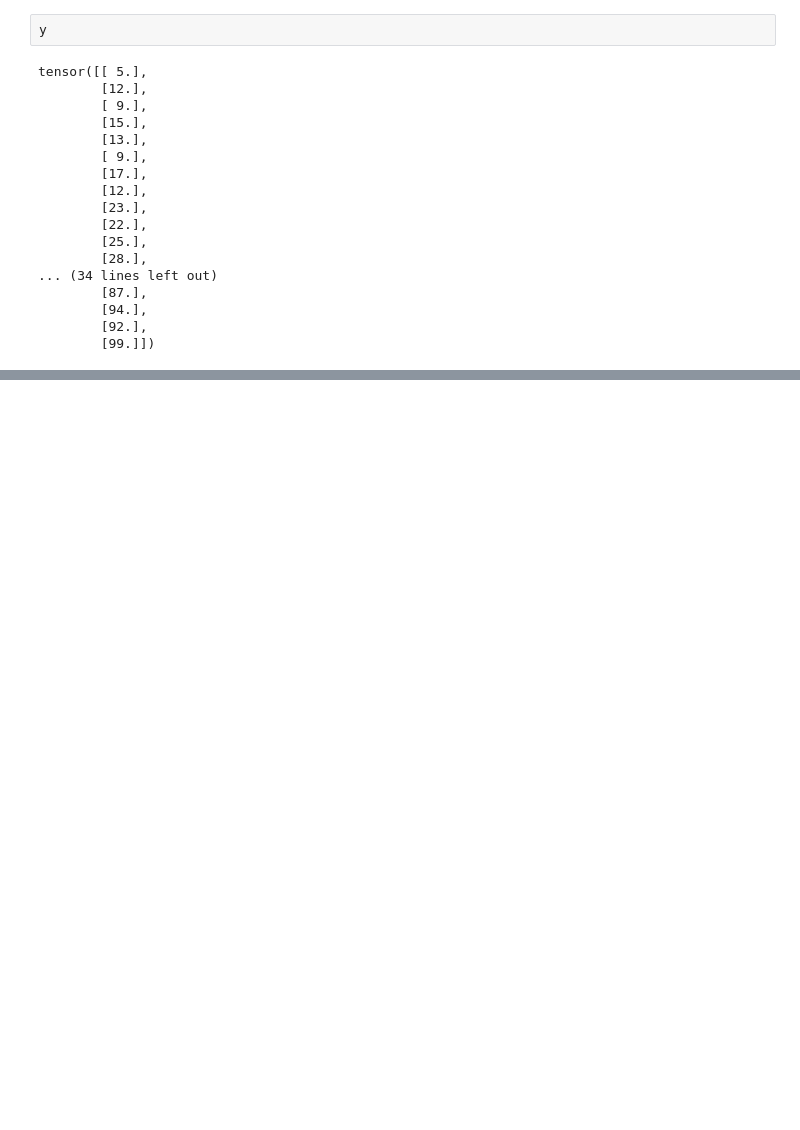
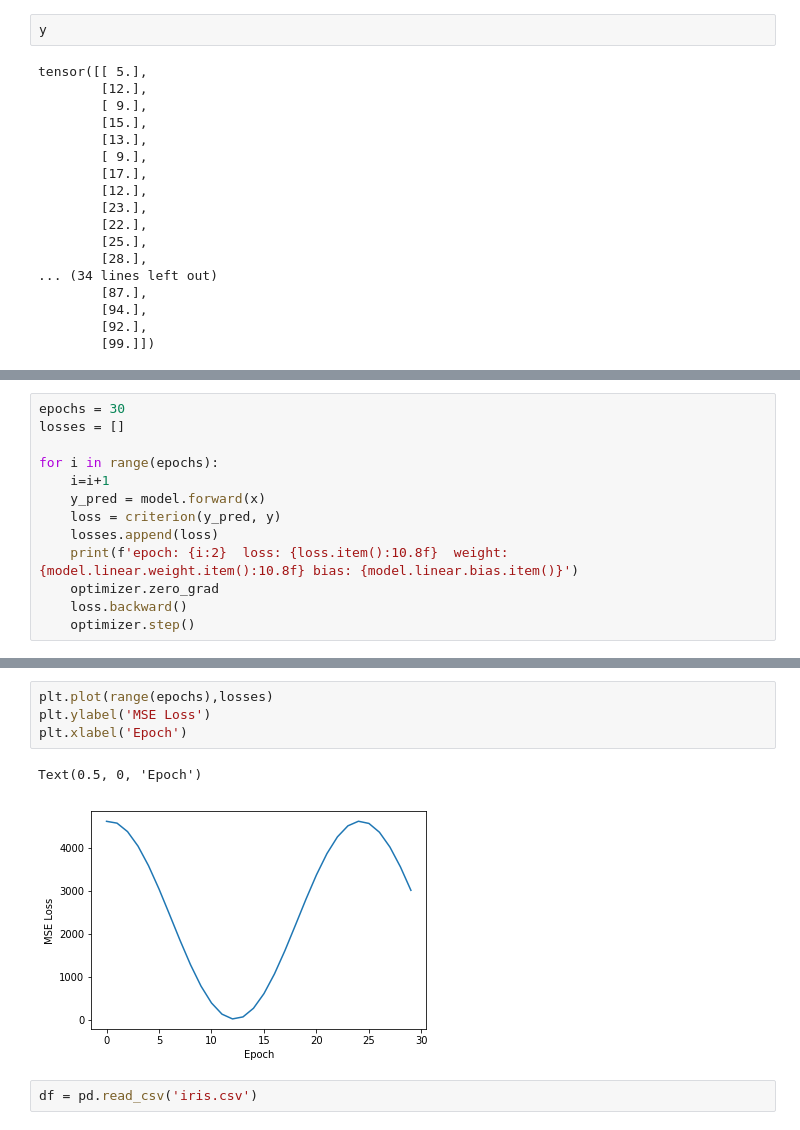
Before and after one commit to TaoseefIshtiak/MyPytorchWork, a Jupyter notebook: pytorch_basics/linear_regression_with_pytorch.ipynb, the cells around one changed output, grey strips where cells are left out. Drawn from its saved outputs; the diff is of its cells as text; blank space fills up the shorter version.

Commit message:
linear regression code and data preporcessing code added

```diff
--- a/pytorch_basics/linear_regression_with_pytorch.ipynb
+++ b/pytorch_basics/linear_regression_with_pytorch.ipynb
@@ -77,0 +186,13 @@ plt.scatter(x.numpy())
+# %%
+epochs = 30
+losses = []
+
+for i in range(epochs):
+    i=i+1
+    y_pred = model.forward(x)
+    loss = criterion(y_pred, y)
+    losses.append(loss)
+    print(f'epoch: {i:2}  loss: {loss.item():10.8f}  weight: {model.linear.weight.item():10.8f} bias: {model.linear.bias.item()}')
+    optimizer.zero_grad
+    loss.backward()
+    optimizer.step()
@@ -77,0 +217,9 @@ plt.scatter(x.numpy())
+# %%
+plt.plot(range(epochs),losses)
+plt.ylabel('MSE Loss')
+plt.xlabel('Epoch')
+# %% [output]
+Text(0.5, 0, 'Epoch')
+[figure, added]
+# %%
+df = pd.read_csv('iris.csv')
```
Also changed, not shown: parts of 38 cells of this notebook, 1 other file.
